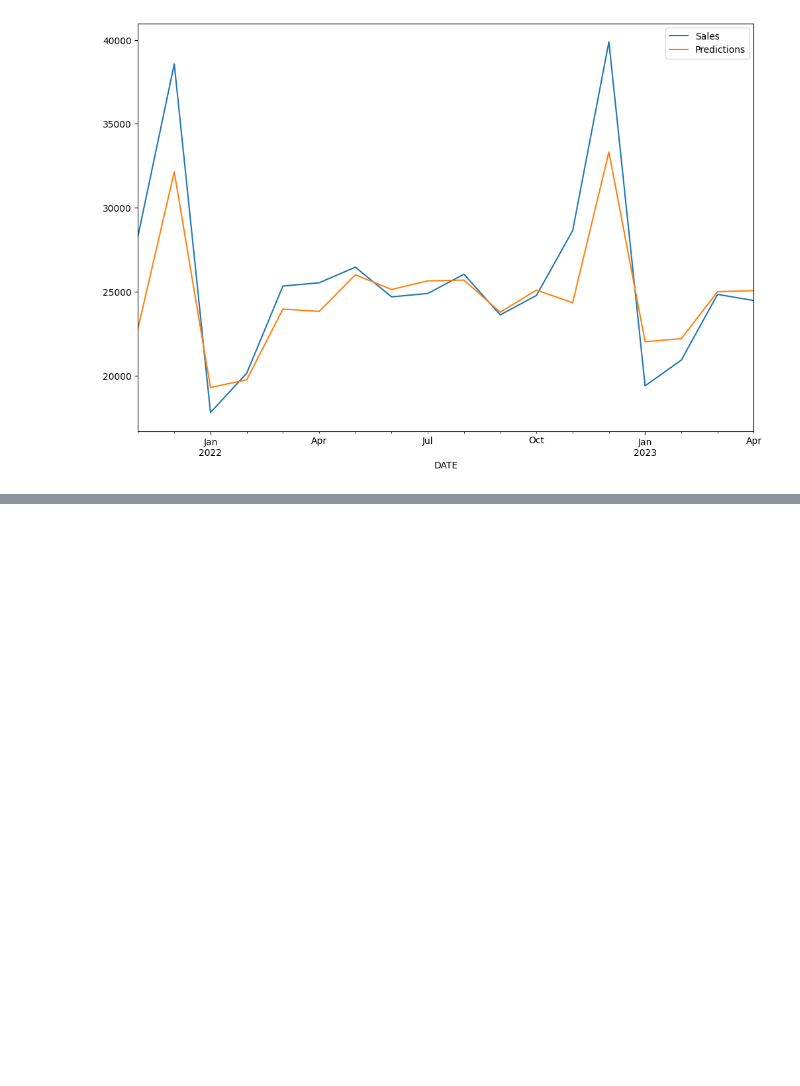
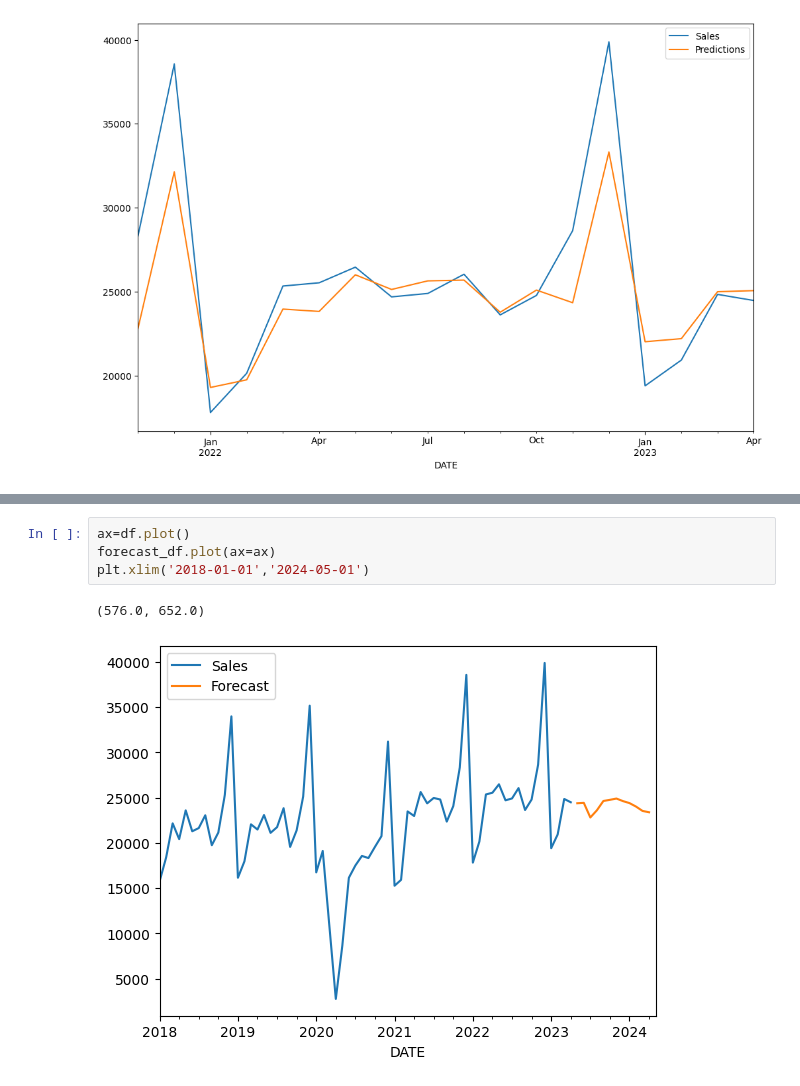
Before and after one commit to mouminaa/RNN, a Jupyter notebook: RSCCASN.ipynb, the cells around one changed output, grey strips where cells are left out. Drawn from its saved outputs; the diff is of its cells as text; blank space fills up the shorter version.

```diff
--- a/RSCCASN.ipynb
+++ b/RSCCASN.ipynb
@@ -337,0 +469,7 @@ test.plot(figsize=(12,8))
+# %%
+ax=df.plot()
+forecast_df.plot(ax=ax)
+plt.xlim('2018-01-01','2024-05-01')
+# %% [output]
+(576.0, 652.0)
+[figure, added]
```
Also changed, not shown: parts of 13 cells of this notebook, 1 other file.
